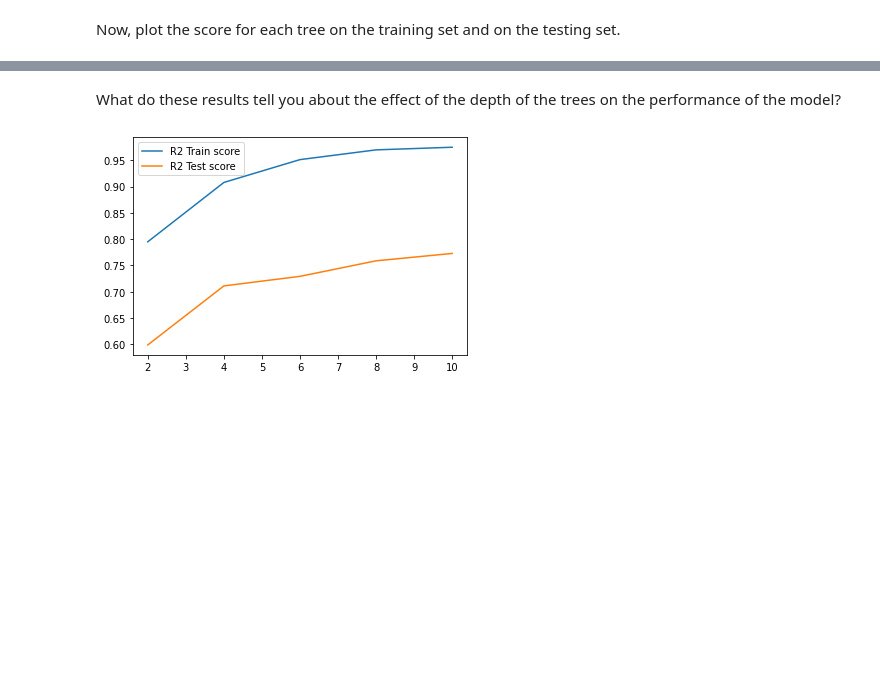
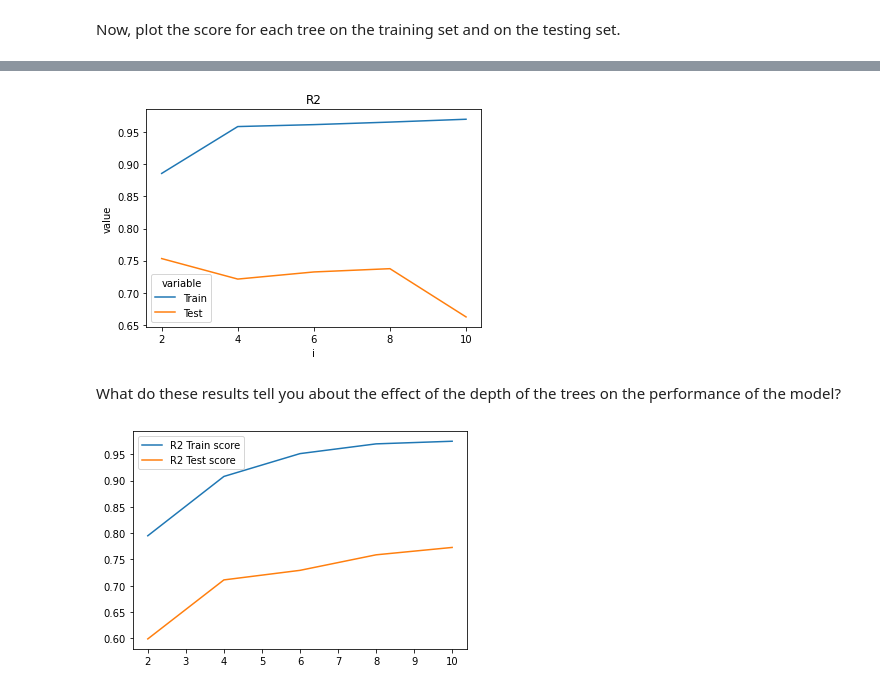
Before and after one commit to ta-data-remote/lab-problems-with-ML, a Jupyter notebook: your-code/lab_boston_housing.ipynb, the cells around one changed output, grey strips where cells are left out. Drawn from its saved outputs; the diff is of its cells as text; code cells hidden in the pictures; blank space fills up the shorter version.

```diff
--- a/your-code/lab_boston_housing.ipynb
+++ b/your-code/lab_boston_housing.ipynb
@@ -67,3 +199,8 @@ Split the data into the testing and training datasets. Shuffle the data as well
 # %%
 # Your code here
 from sklearn.model_selection import train_test_split
+
+X = boston_edited_z3.drop("medv", axis=1)
+y = boston_edited_z3["medv"]
+
+X_train, X_test, y_train, y_test = train_test_split(X,y, test_size=0.2, random_state=42)
@@ -81,0 +234,24 @@ from sklearn.ensemble import RandomForestRegressor
+# %%
+
+from sklearn.ensemble import RandomForestRegressor
+
+max_depth_list = [2,4,6,8,10]
+full = pd.DataFrame()
+
+rfr_models = {'i': []}
+
+for i in max_depth_list:
+    rfr = RandomForestRegressor(max_depth = i)
+    rfr.fit(X_train, y_train)
+
+    rfr_models['i'] = [i, rfr]
+
+    y_pred_train = rfr.predict(X_train)
+    y_pred_test= rfr.predict(X_test)
+
+    performance_rfr, _, _ = model_performance_metric(y_train, y_pred_train, y_test, y_pred_test)
+    temp = pd.DataFrame({'i': [i],
+                         'Train': performance_rfr['Train'], 'Test': performance_rfr['Test']})
+    full = pd.concat([full,temp], axis=0)
+
+full
@@ -85,0 +267,3 @@ Now, plot the score for each tree on the training set and on the testing set.
+# %%
+full2 = full.melt(id_vars=['i'])
+full2
@@ -86,3 +282,15 @@ Now, plot the score for each tree on the training set and on the testing set.
+# %%
+import matplotlib.pyplot as plt
+import seaborn as sns
+
+%matplotlib inline
+
+
+g=sns.lineplot(x = 'i', y = 'value', data = full2, hue = 'variable')
+g.set_xticks(max_depth_list)
+g.set_title("R2");
+# %% [output]
+[figure, added]
 # %% [markdown]
 What do these results tell you about the effect of the depth of the trees on the performance of the model?
 # %%
```
Also changed, not shown: parts of 39 cells of this notebook, 1 other file.
